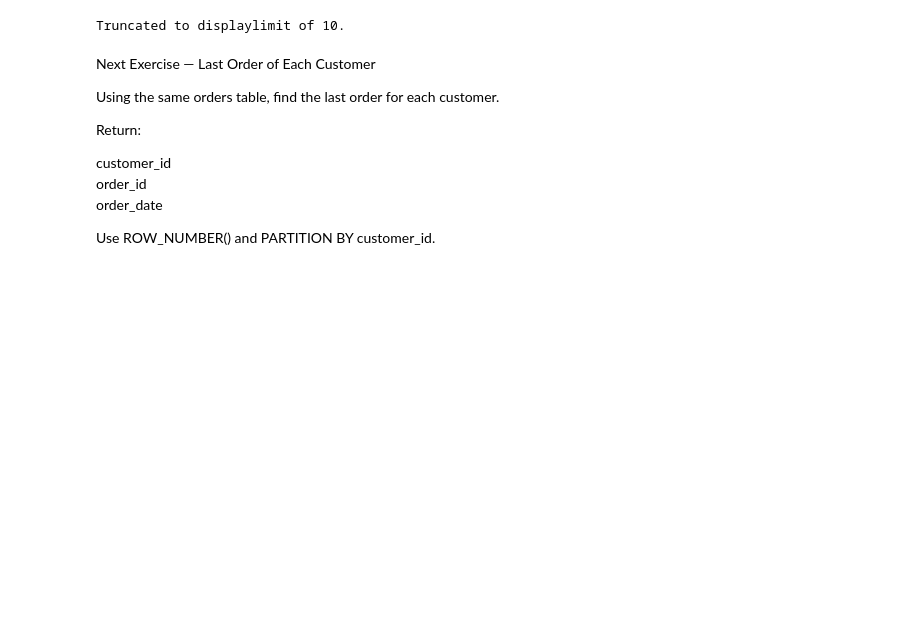
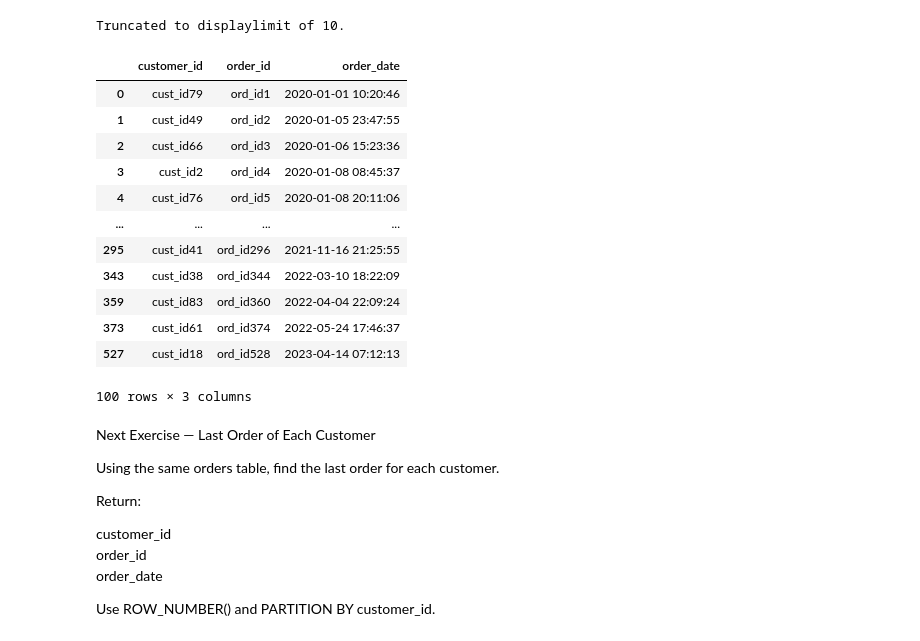
Before and after one commit to umesh-creates/sql_pandas_exercise_and_notes, a Jupyter notebook: retail_analysis exercise/date _and_time.ipynb, the cells around one changed output. Saved outputs shown, nothing was run; the diff lists cells and outputs as text; code cells hidden in the pictures; blank space fills up the shorter version.

```diff
--- a/retail_analysis exercise/date _and_time.ipynb
+++ b/retail_analysis exercise/date _and_time.ipynb
@@ -2562,6 +2562,36 @@ Running query in 'postgresql://postgres.zdtizyvifuiegbbfpsee:***@aws-0-ap-southe
 | cust_id32 | ord_id9 | 2020-01-18 02:16:37 |
 | cust_id46 | ord_id10 | 2020-01-21 12:51:09 |
 Truncated to displaylimit of 10.
+# %%
+result = (
+    orders
+    .sort_values(
+        ['customer_id', 'order_date'],
+        ascending=[True, True]
+    )
+)
+result['order_rank'] = (
+    result
+    .groupby('customer_id')
+    .cumcount() +1
+)
+result[
+    ['customer_id', 'order_id', 'order_date']
+][result['order_rank'] == 1].sort_values('order_date', ascending=True)
+# %% [output]
+|  | customer_id | order_id | order_date |
+| 0 | cust_id79 | ord_id1 | 2020-01-01 10:20:46 |
+| 1 | cust_id49 | ord_id2 | 2020-01-05 23:47:55 |
+| 2 | cust_id66 | ord_id3 | 2020-01-06 15:23:36 |
+| 3 | cust_id2 | ord_id4 | 2020-01-08 08:45:37 |
+| 4 | cust_id76 | ord_id5 | 2020-01-08 20:11:06 |
+| ... | ... | ... | ... |
+| 295 | cust_id41 | ord_id296 | 2021-11-16 21:25:55 |
+| 343 | cust_id38 | ord_id344 | 2022-03-10 18:22:09 |
+| 359 | cust_id83 | ord_id360 | 2022-04-04 22:09:24 |
+| 373 | cust_id61 | ord_id374 | 2022-05-24 17:46:37 |
+| 527 | cust_id18 | ord_id528 | 2023-04-14 07:12:13 |
+100 rows × 3 columns
 # %% [markdown]
 Next Exercise — Last Order of Each Customer
 
```
Also changed, not shown: parts of 4 cells of this notebook.
